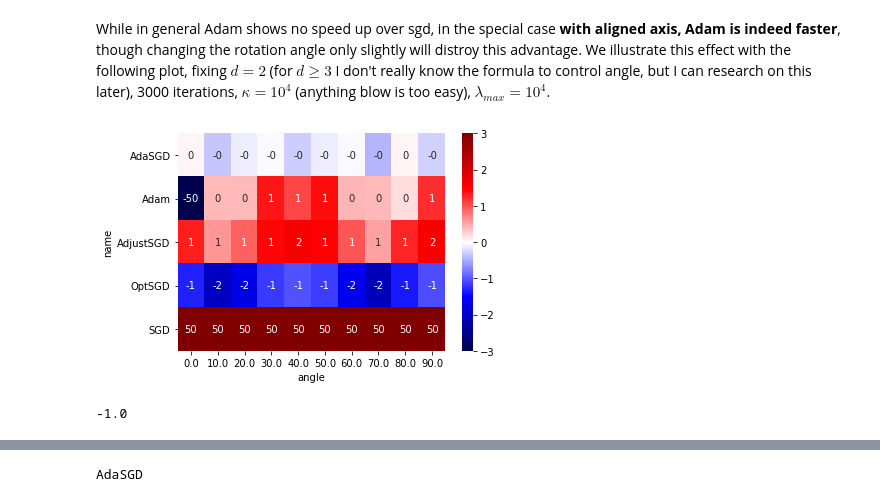
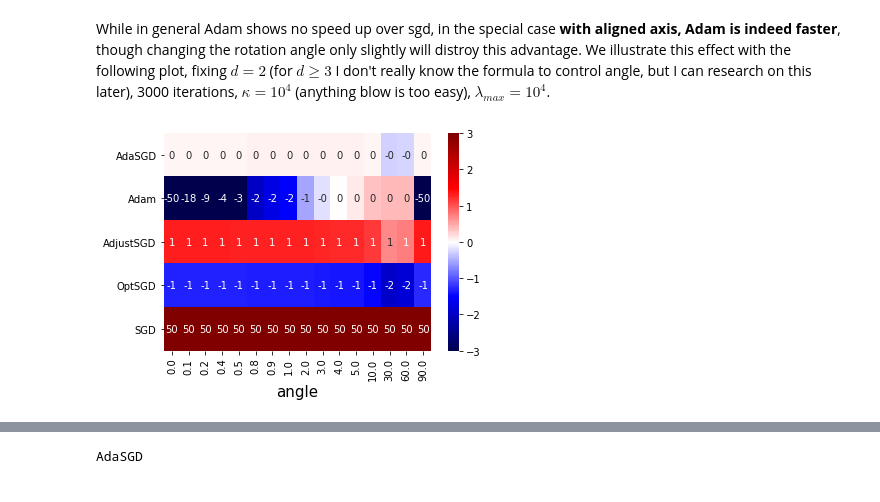
Before and after one commit to nathanwang000/MTL, a Jupyter notebook: distill.ipynb, the cells around one changed output, grey strips where cells are left out. Drawn from its saved outputs; the diff is of its cells as text; code cells hidden in the pictures.

Commit message:
added tune angle

```diff
--- a/distill.ipynb
+++ b/distill.ipynb
@@ -1915,16 +1854,23 @@ def get_record(savedirs=['angle_result']):
 
 record = get_record()
 # %%
+def generate_condition(df, angles):
+    condition = None
+    for a in angles:
+        if condition is None: condition = (df.angle == a)
+        else: condition = condition | (df.angle == a)
+    return df[condition]
+
 df = pd.DataFrame(record)
 df = df.fillna(10**50)
+#df = generate_condition(df, np.linspace(0, 90, 10))
+df = generate_condition(df, list(np.linspace(0, 1, 11)) + [1,2,3,4,5,10,30,60,90])
 df = df.groupby(['name', 'k', 'lambda_max', 'angle'], as_index=False).mean()
 
 sns.heatmap(np.log10(df.pivot(index='name', columns='angle', values='last_loss') + 1e-50),
             annot=True, fmt=".0f", vmin=-3, vmax=3, cmap='seismic')
+plt.ylabel(None)
+plt.xlabel('angle', fontsize=15)
 plt.show()
 # %% [output]
-[figure, old version]
+[figure, new version]
-# %%
-np.cos(np.pi)
-# %% [output]
--1.0
```
Also changed, not shown: parts of 6 cells of this notebook, 1 other file.
